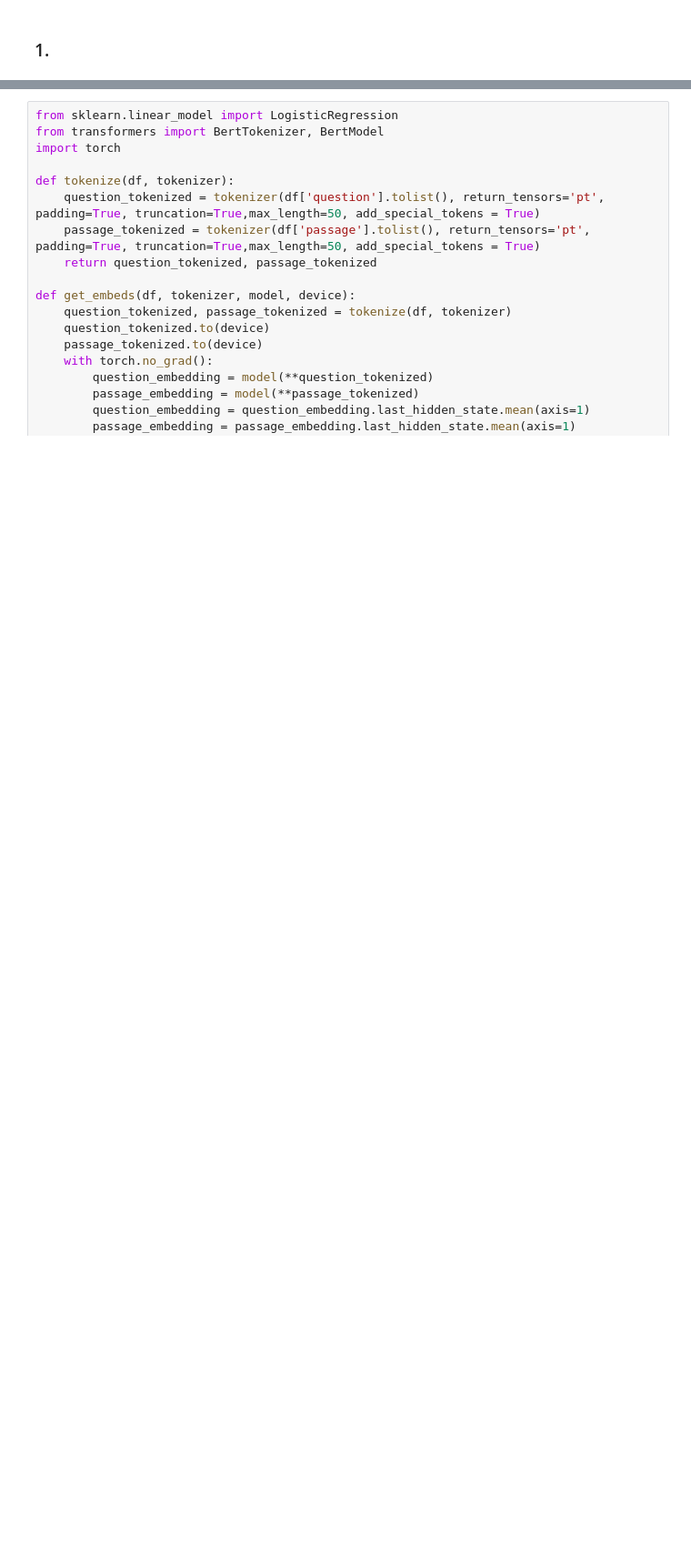
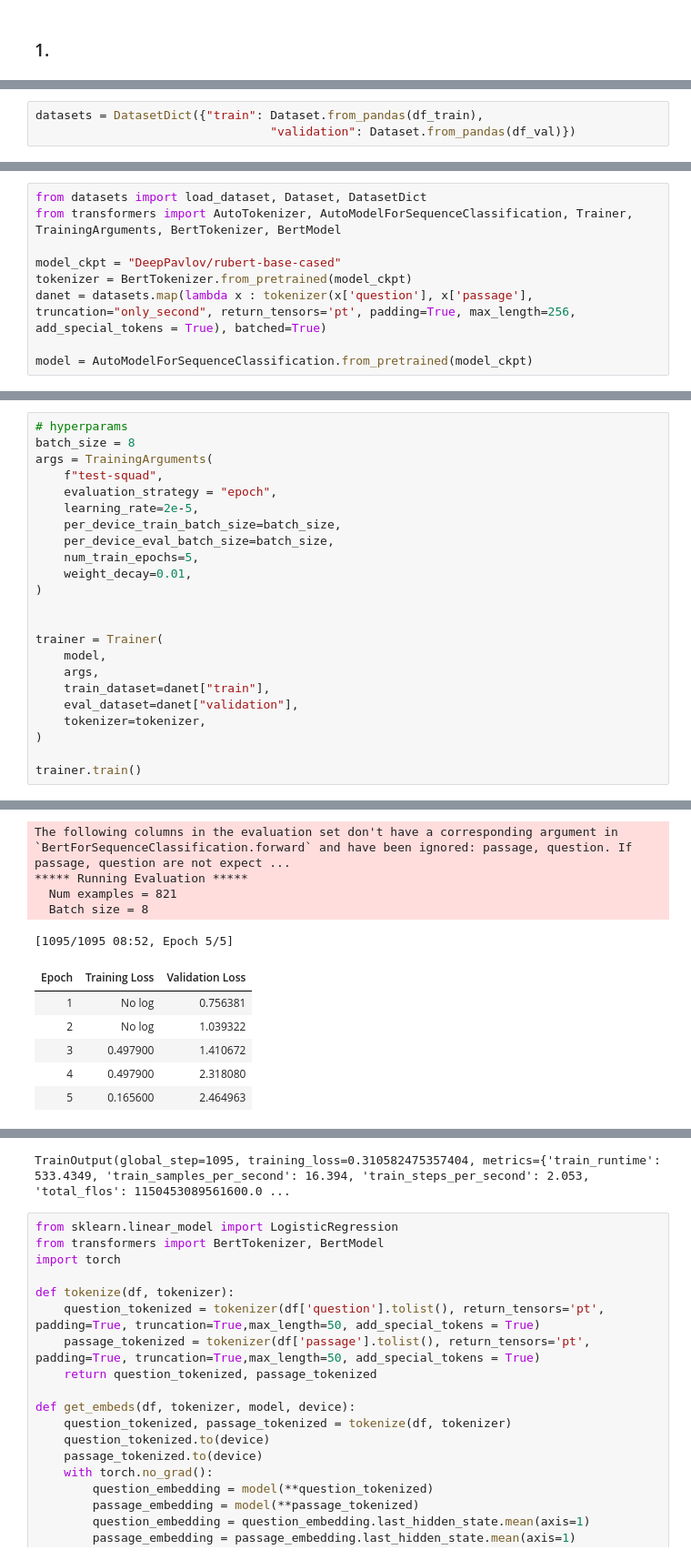
Before and after one commit to potroshitelshuk/NLP-2022, a Jupyter notebook: hw3_2022_v2_colab_version.ipynb, the cells around one changed output, grey strips where cells are left out. Shown at 91% size. Drawn from its saved outputs; the diff is of its cells as text; blank space fills up the shorter version.

Commit message:
added experiment with rubert training

```diff
--- a/hw3_2022_v2_colab_version.ipynb
+++ b/hw3_2022_v2_colab_version.ipynb
@@ -290,0 +294,3 @@ Requirement already satisfied: chardet<4,>=3.0.2 in /usr/local/lib/python3.8/dis
+# %%
+datasets = DatasetDict({"train": Dataset.from_pandas(df_train),
+                                 "validation": Dataset.from_pandas(df_val)})
@@ -290,0 +310,9 @@ Requirement already satisfied: chardet<4,>=3.0.2 in /usr/local/lib/python3.8/dis
+# %%
+from datasets import load_dataset, Dataset, DatasetDict
+from transformers import AutoTokenizer, AutoModelForSequenceClassification, Trainer, TrainingArguments, BertTokenizer, BertModel
+
+model_ckpt = "DeepPavlov/rubert-base-cased"
+tokenizer = BertTokenizer.from_pretrained(model_ckpt)
+danet = datasets.map(lambda x : tokenizer(x['question'], x['passage'], truncation="only_second", return_tensors='pt', padding=True, max_length=256, add_special_tokens = True), batched=True)
+
+model = AutoModelForSequenceClassification.from_pretrained(model_ckpt)
@@ -290,0 +354,24 @@ Requirement already satisfied: chardet<4,>=3.0.2 in /usr/local/lib/python3.8/dis
+# %%
+# hyperparams
+batch_size = 8
+args = TrainingArguments(
+    f"test-squad",
+    evaluation_strategy = "epoch",
+    learning_rate=2e-5,
+    per_device_train_batch_size=batch_size,
+    per_device_eval_batch_size=batch_size,
+    num_train_epochs=5,
+    weight_decay=0.01,
+)
+
+
+trainer = Trainer(
+    model,
+    args,
+    train_dataset=danet["train"],
+    eval_dataset=danet["validation"],
+    tokenizer=tokenizer,
+)
+
+trainer.train()
+# %% [output]
@@ -290,0 +392,11 @@ Requirement already satisfied: chardet<4,>=3.0.2 in /usr/local/lib/python3.8/dis
+The following columns in the evaluation set don't have a corresponding argument in `BertForSequenceClassification.forward` and have been ignored: passage, question. If passage, question are not expect ...
+***** Running Evaluation *****
+  Num examples = 821
+  Batch size = 8
+[1095/1095 08:52, Epoch 5/5]
+| Epoch | Training Loss | Validation Loss |
+| 1 | No log | 0.756381 |
+| 2 | No log | 1.039322 |
+| 3 | 0.497900 | 1.410672 |
+| 4 | 0.497900 | 2.318080 |
+| 5 | 0.165600 | 2.464963 |
@@ -291,3 +420,4 @@ Requirement already satisfied: chardet<4,>=3.0.2 in /usr/local/lib/python3.8/dis
+TrainOutput(global_step=1095, training_loss=0.310582475357404, metrics={'train_runtime': 533.4349, 'train_samples_per_second': 16.394, 'train_steps_per_second': 2.053, 'total_flos': 1150453089561600.0 ...
 # %%
 from sklearn.linear_model import LogisticRegression
 from transformers import BertTokenizer, BertModel
```
Also changed, not shown: parts of 8 cells of this notebook, 1 other file.
